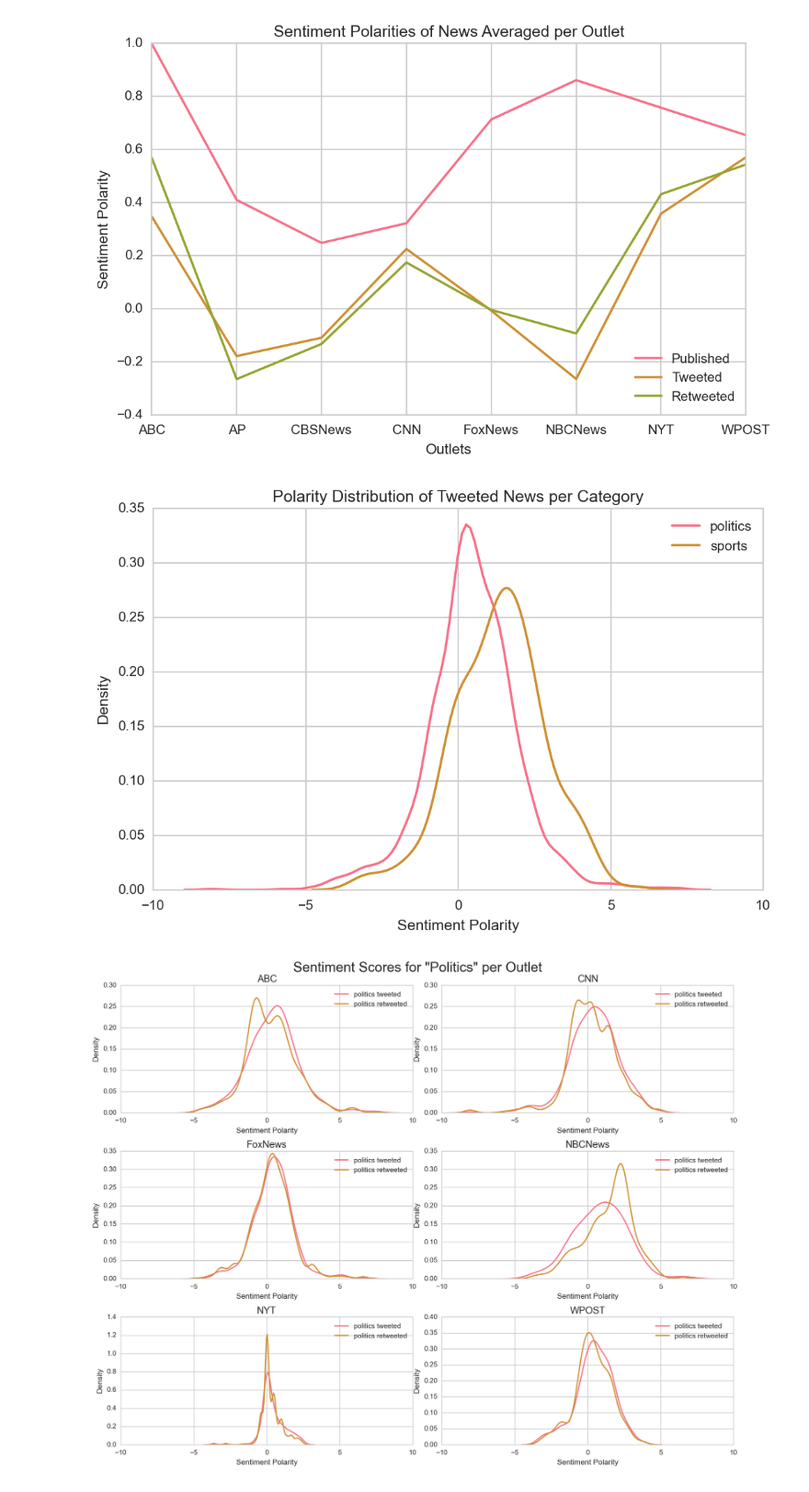
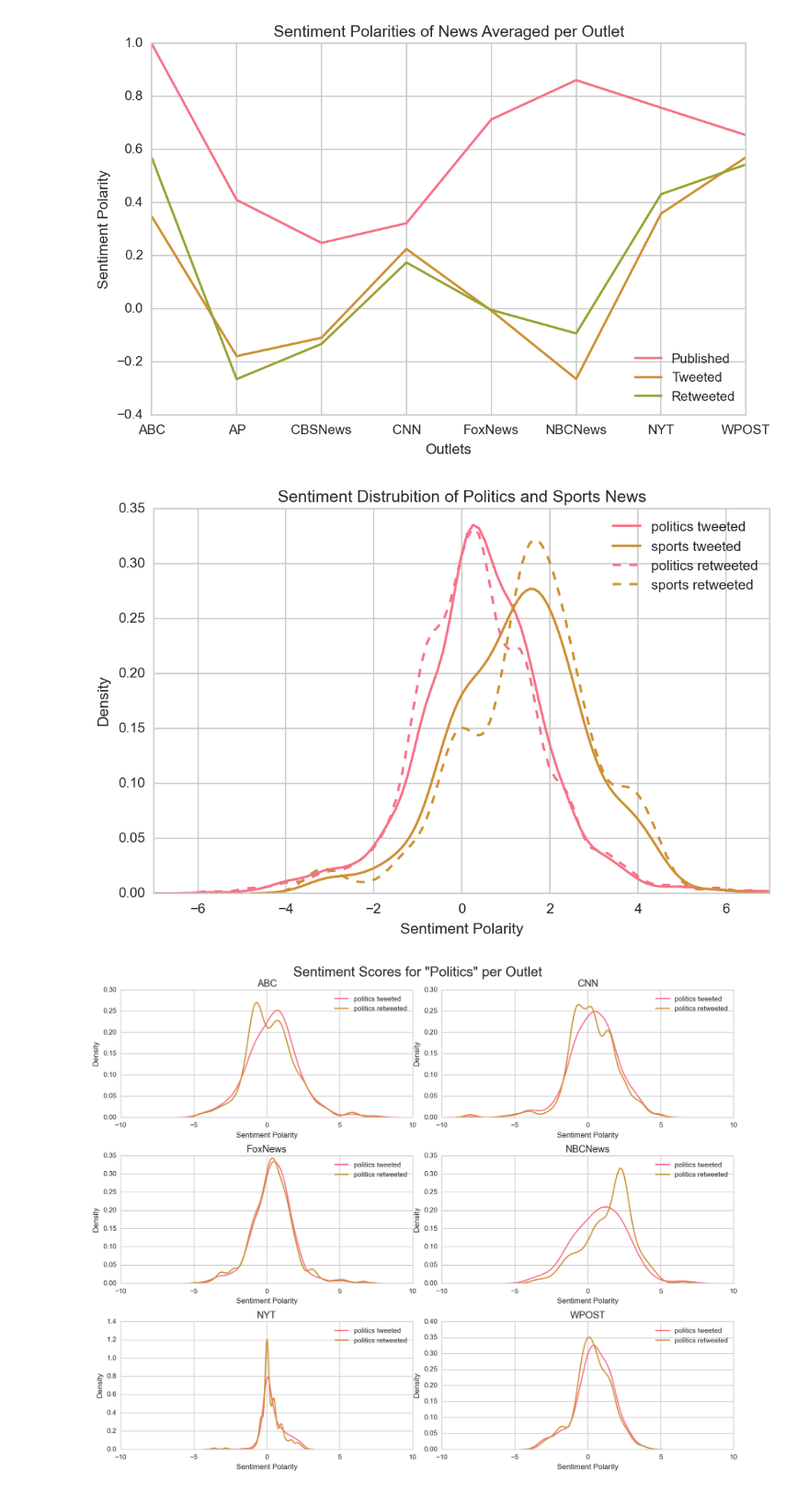
Before and after one commit to oztalha/News-Sharing-by-Sentiment, a Jupyter notebook: analysis/Figures.ipynb, the cells around one changed output. Shown at 92% size. Saved outputs shown, nothing was run; the diff lists cells and outputs as text; code cells hidden in the pictures.

Commit message:
sports-politics fixed

```diff
--- a/analysis/Figures.ipynb
+++ b/analysis/Figures.ipynb
@@ -246,14 +261,13 @@ plt.savefig('figs/sentiment-averages-per-outlet.png',bbox_inches='tight')
 [figure]
 # %%
 cs = ['politics','sports']#,'world'
-ax = [sns.kdeplot(tn[tn['cat']==c]['sp'],label=c) for c in cs][0]
-ax.set_title('Polarity Distribution of Tweeted News per Category')
-ax.set_xlabel('Sentiment Polarity')
-ax.set_ylabel('Density')
+ax = [sns.kdeplot(tn[tn['cat']==c]['sp'],label=c+' tweeted') for c in cs][0]
+[sns.kdeplot(rn[rn['cat']==c]['sp'],label=c+' retweeted',linestyle='--',color=sns.color_palette()[i]) for i,c in enumerate(cs)]
+ax.set(xlim=(-7,7),title='Sentiment Distrubition of Politics and Sports News',xlabel='Sentiment Polarity',ylabel='Density')
 fname= '-'.join(cs)
 plt.savefig('figs/tweeted-'+fname+'.png',bbox_inches='tight')
 # %% [output]
-[figure, old version]
+[figure, new version]
 # %%
 outlets.remove('AP')
 outlets.remove('CBSNews')
```
Also changed, not shown: parts of 2 cells of this notebook, 1 other file.
